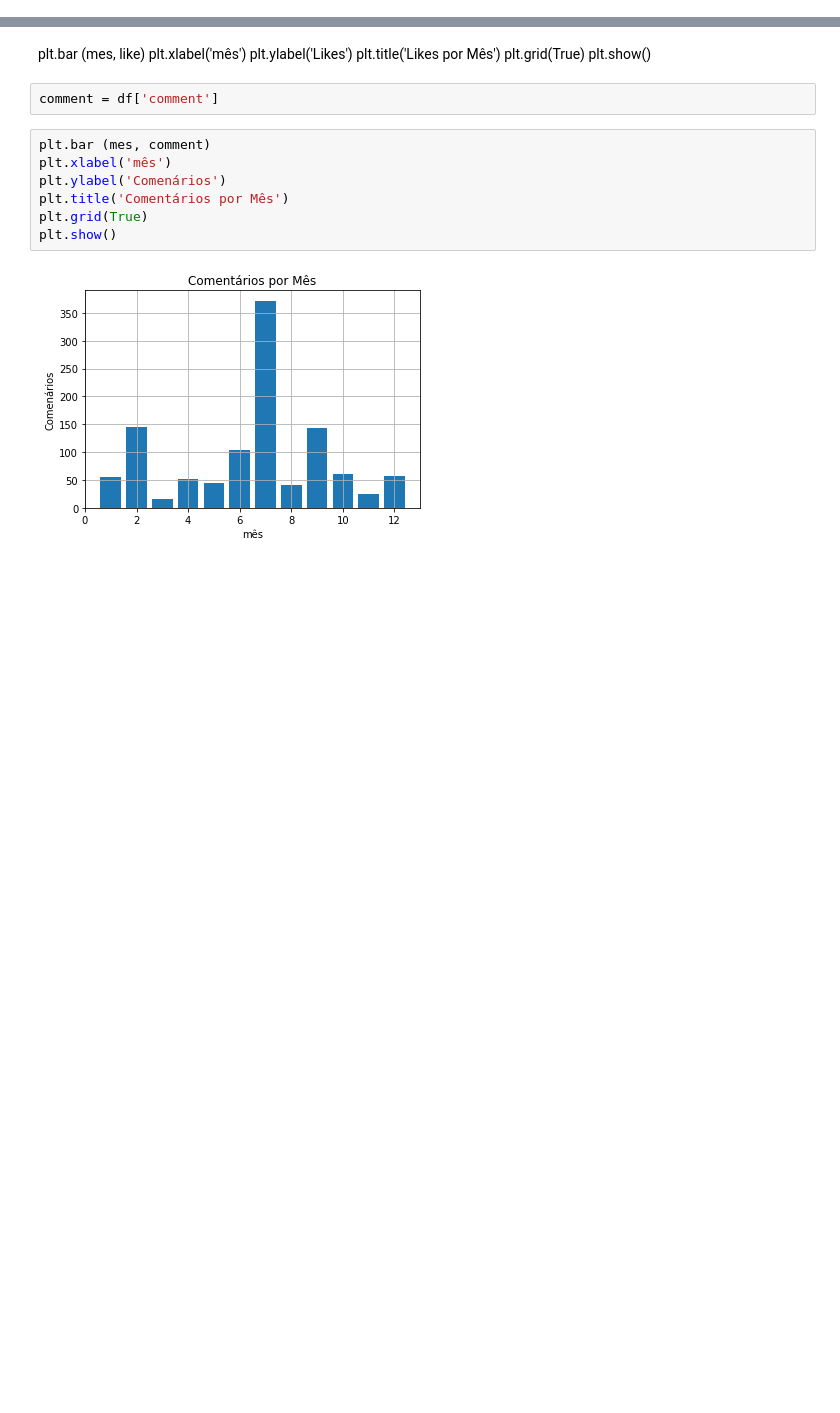
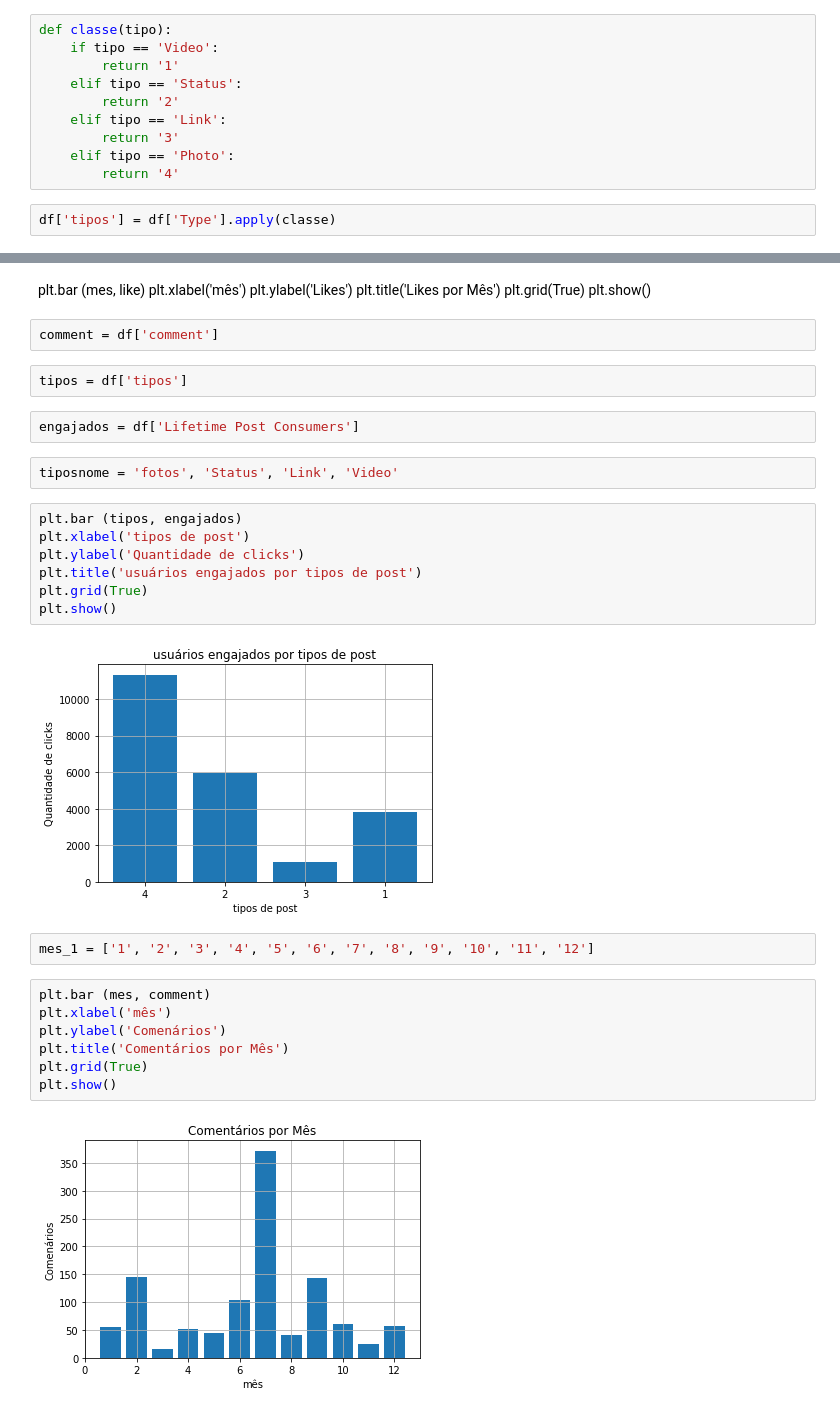
Before and after one commit to flaviocrispin/facebook, a Jupyter notebook: facebook.ipynb, the cells around one changed output, grey strips where cells are left out. Drawn from its saved outputs; the diff is of its cells as text; blank space fills up the shorter version.

```diff
--- a/facebook.ipynb
+++ b/facebook.ipynb
@@ -60,0 +78,12 @@ like = df['like']
+# %%
+def classe(tipo):
+    if tipo == 'Video':
+        return '1'
+    elif tipo == 'Status':
+        return '2'
+    elif tipo == 'Link':
+        return '3'
+    elif tipo == 'Photo':
+        return '4'
+# %%
+df['tipos'] = df['Type'].apply(classe)
@@ -71,6 +126,23 @@ plt.grid(True)
 plt.show()
 # %%
 comment = df['comment']
+# %%
+tipos = df['tipos']
+# %%
+engajados = df['Lifetime Post Consumers']
+# %%
+tiposnome = 'fotos', 'Status', 'Link', 'Video'
+# %%
+plt.bar (tipos, engajados)
+plt.xlabel('tipos de post')
+plt.ylabel('Quantidade de clicks')
+plt.title('usuários engajados por tipos de post')
+plt.grid(True)
+plt.show()
+# %% [output]
+[figure, added]
+# %%
+mes_1 = ['1', '2', '3', '4', '5', '6', '7', '8', '9', '10', '11', '12']
 # %%
 plt.bar (mes, comment)
 plt.xlabel('mês')
```
Also changed, not shown: parts of 22 cells of this notebook.
